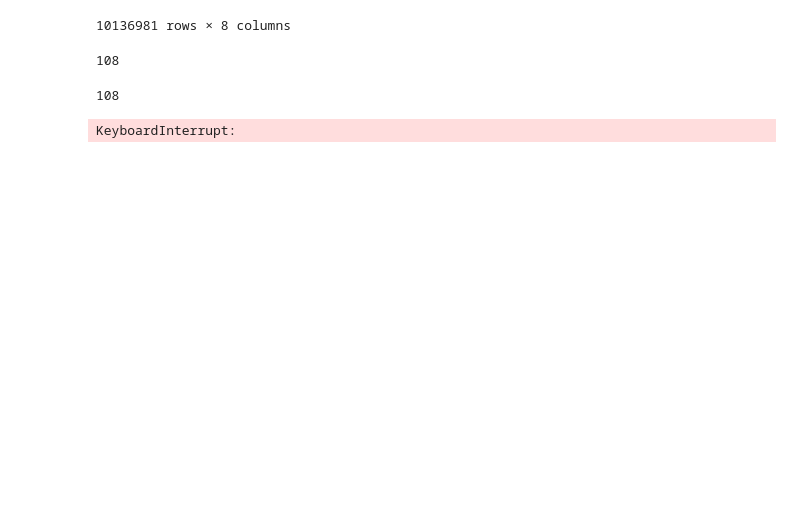
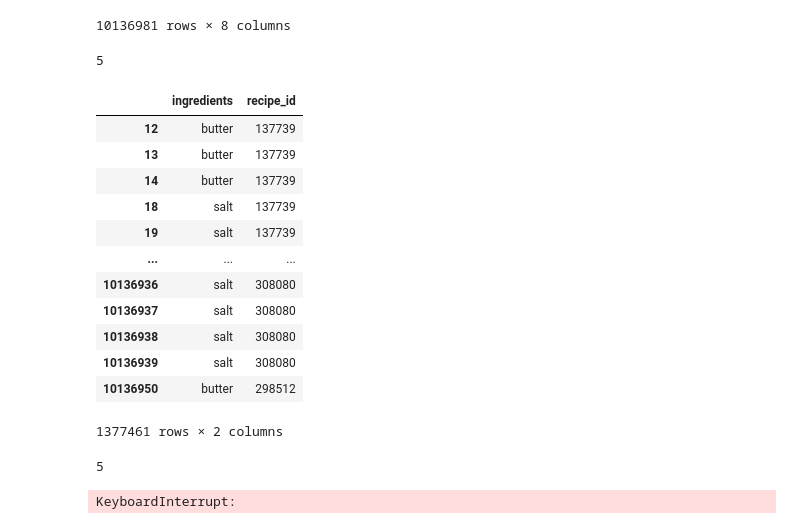
Before and after one commit to hellojohncruz/DATA-620, a Jupyter notebook: Final Project/food.ipynb, the cells around one changed output. Saved outputs shown, nothing was run; the diff lists cells and outputs as text; code cells hidden in the pictures; blank space fills up the shorter version.

```diff
--- a/Final Project/food.ipynb
+++ b/Final Project/food.ipynb
@@ -288,19 +288,35 @@ recipes_network
 | 10136980 | cookies by design sugar shortbrea... | 298509 | vanilla extract | 1803287907 | 298509 | 2014-11-01 | 0 | I work at a Cookies By Design and... |
 10136981 rows × 8 columns
 # %%
-top_100_degree = degree_df.reset_index(drop=True)['ingredient'][:100]
-top_100_eigen = eigen_df.reset_index(drop=True)['ingredient'][:100]
+top_25_degree = degree_df.reset_index(drop=True)['ingredient'][:5]
+top_25_eigen = eigen_df.reset_index(drop=True)['ingredient'][:5]
 # %%
-top_100_combined = pd.concat([top_100_degree, top_100_eigen]).unique()
-len(top_100_combined)
+top_25_combined = pd.concat([top_25_degree, top_25_eigen]).unique()
+len(top_25_combined)
 # %% [output]
-108
+5
 # %%
 bipartite_data = recipes_network[['ingredients', 'recipe_id']]
-bipartite_data_filtered = bipartite_data[bipartite_data['ingredients'].isin(top_100_combined)]
+bipartite_data_filtered = bipartite_data[bipartite_data['ingredients'].isin(top_25_combined)]
+# %%
+bipartite_data_filtered
+# %% [output]
+|  | ingredients | recipe_id |
+| 12 | butter | 137739 |
+| 13 | butter | 137739 |
+| 14 | butter | 137739 |
+| 18 | salt | 137739 |
+| 19 | salt | 137739 |
+| ... | ... | ... |
+| 10136936 | salt | 308080 |
+| 10136937 | salt | 308080 |
+| 10136938 | salt | 308080 |
+| 10136939 | salt | 308080 |
+| 10136950 | butter | 298512 |
+1377461 rows × 2 columns
 # %%
 len(bipartite_data_filtered['ingredients'].unique())
 # %% [output]
-108
+5
 # %%
 R = nx.Graph()
```
Also changed, not shown: parts of 1 cell of this notebook.
